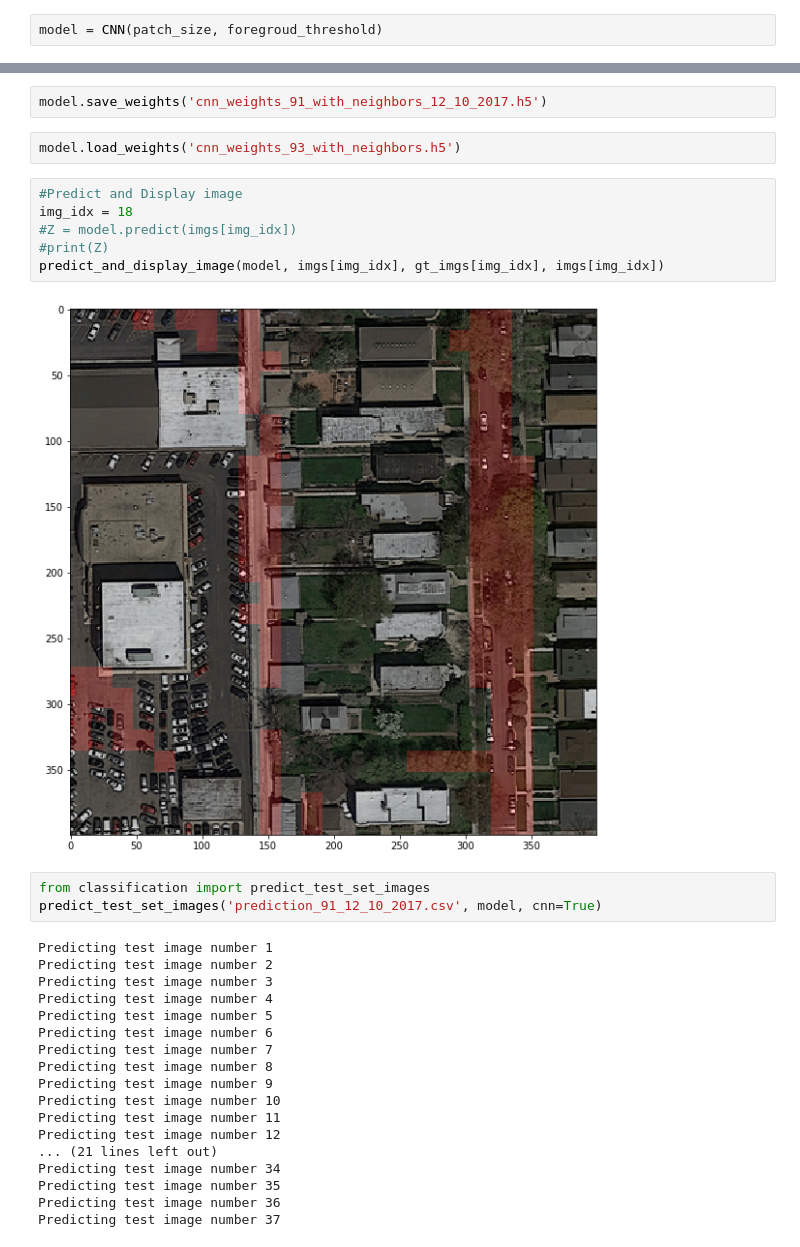
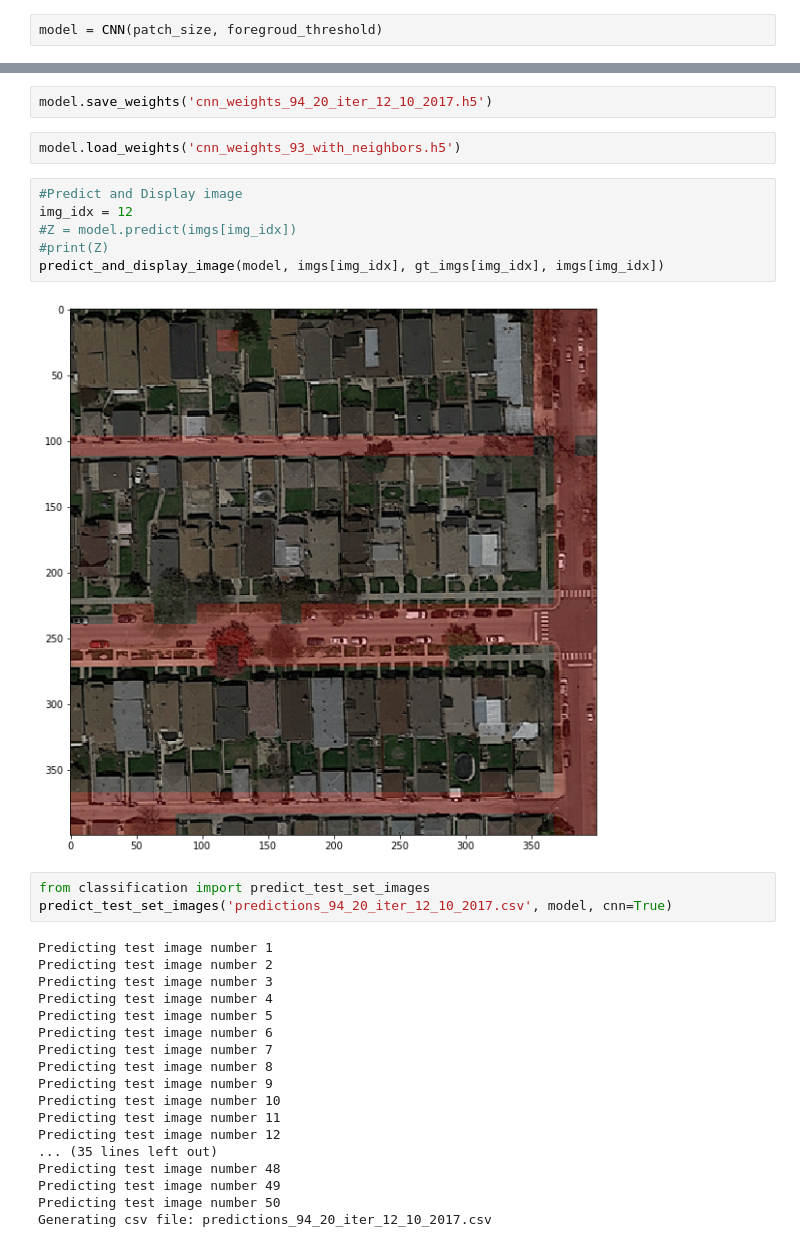
Before and after one commit to MikaelMorales/ML_Project, a Jupyter notebook: project_road_segmentation/implementation/CNN.ipynb, the cells around one changed output, grey strips where cells are left out. Saved outputs shown, nothing was run; the diff lists cells and outputs as text.

Commit message:
Prediction 87 on kaggle

```diff
--- a/project_road_segmentation/implementation/CNN.ipynb
+++ b/project_road_segmentation/implementation/CNN.ipynb
@@ -46,18 +46,18 @@ Epoch 10/10
 # %%
-model.save_weights('cnn_weights_91_with_neighbors_12_10_2017.h5')
+model.save_weights('cnn_weights_94_20_iter_12_10_2017.h5')
 # %%
 model.load_weights('cnn_weights_93_with_neighbors.h5')
 # %%
 #Predict and Display image
-img_idx = 18
+img_idx = 12
 #Z = model.predict(imgs[img_idx])
 #print(Z)
 predict_and_display_image(model, imgs[img_idx], gt_imgs[img_idx], imgs[img_idx])
 # %% [output]
-[figure, old version]
+[figure, new version]
 # %%
 from classification import predict_test_set_images
-predict_test_set_images('prediction_91_12_10_2017.csv', model, cnn=True)
+predict_test_set_images('predictions_94_20_iter_12_10_2017.csv', model, cnn=True)
 # %% [output]
 Predicting test image number 1
 Predicting test image number 2
@@ -71,8 +71,8 @@ Predicting test image number 9
 Predicting test image number 10
 Predicting test image number 11
 Predicting test image number 12
-... (21 lines left out)
-Predicting test image number 34
-Predicting test image number 35
-Predicting test image number 36
-Predicting test image number 37
+... (35 lines left out)
+Predicting test image number 48
+Predicting test image number 49
+Predicting test image number 50
+Generating csv file: predictions_94_20_iter_12_10_2017.csv
```
Also changed, not shown: parts of 1 cell of this notebook, 52 other files.
